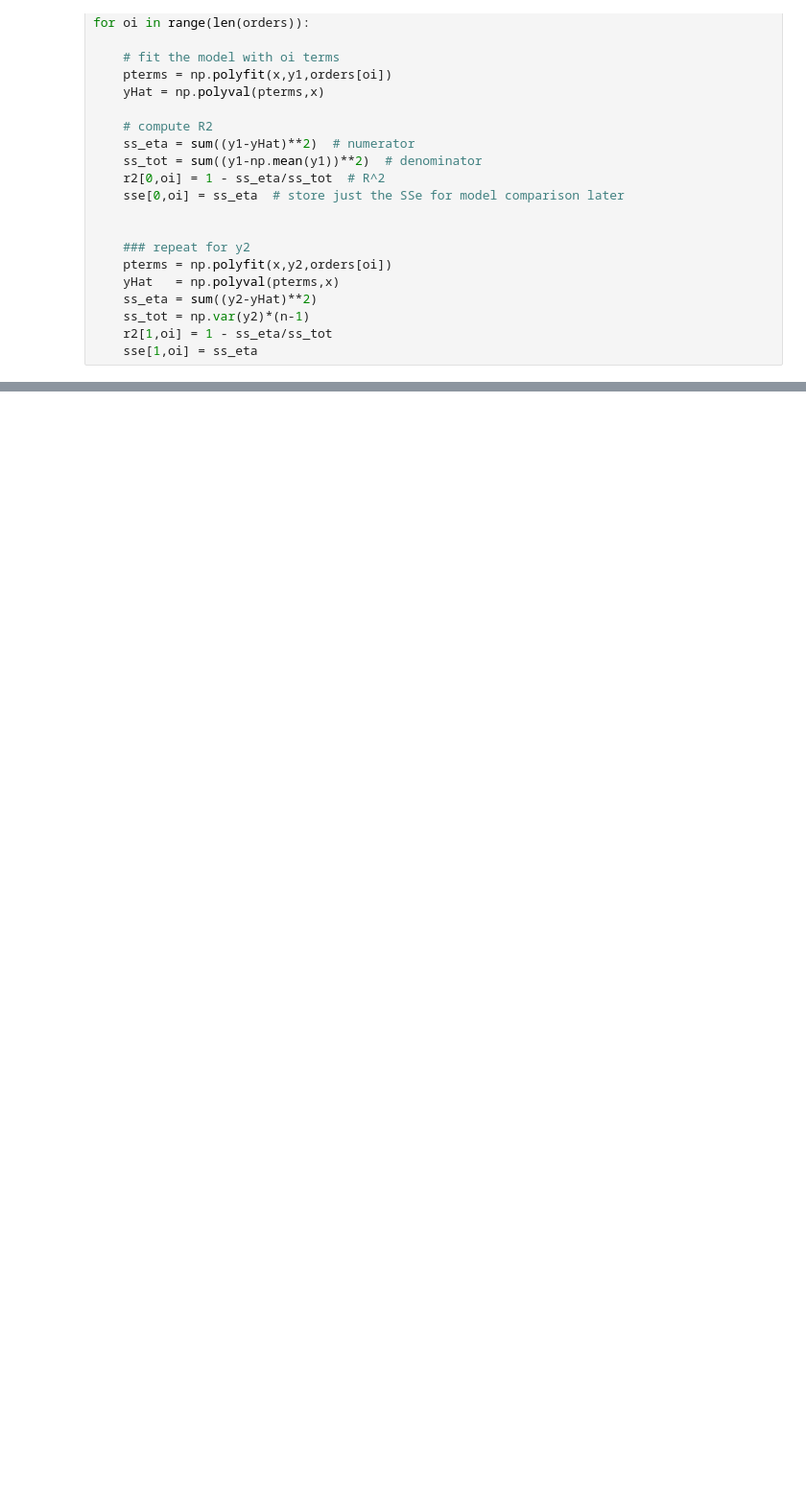
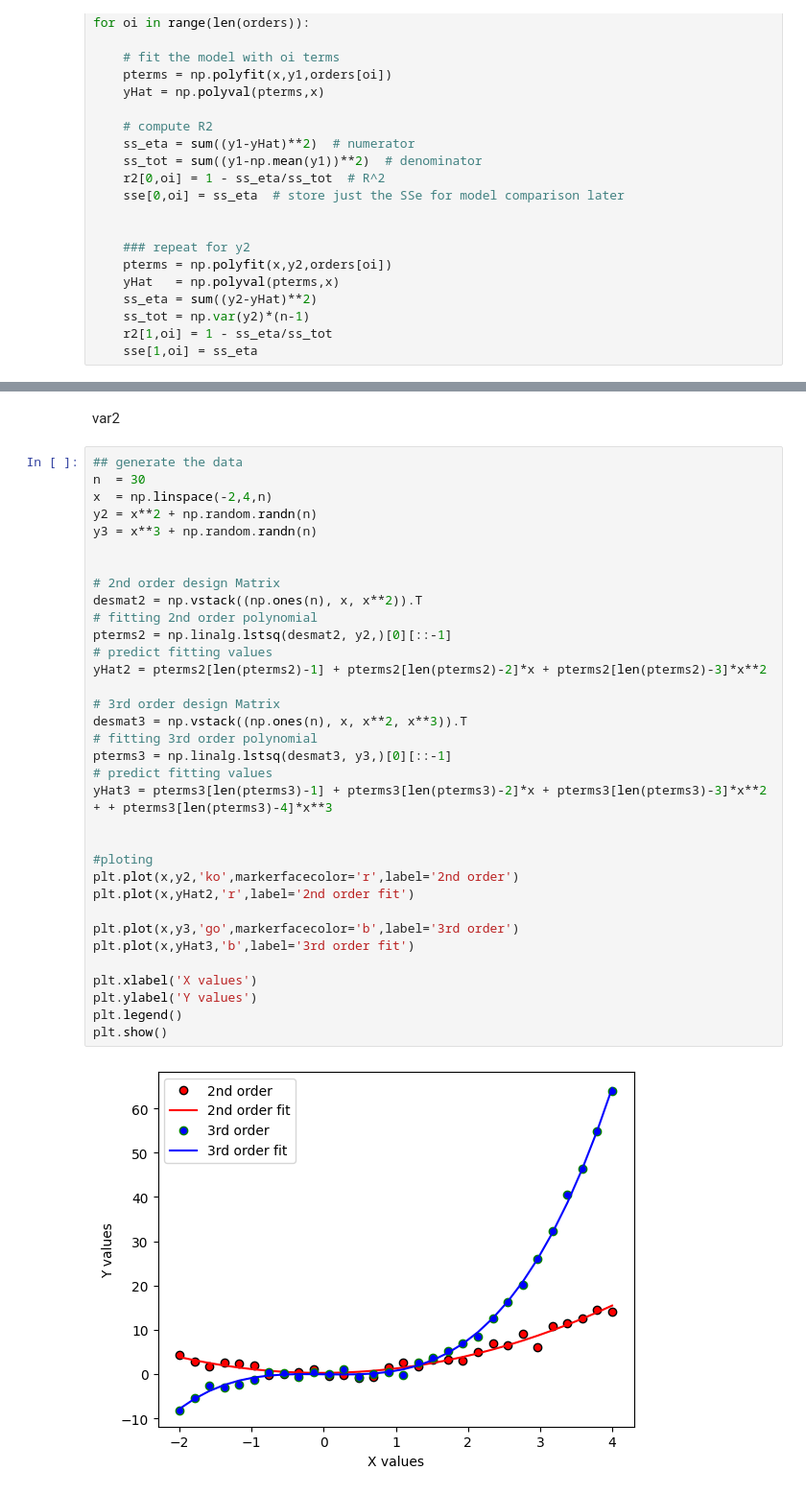
Before and after one commit to SiracencoSerghei/Statistics_and_ML, a Jupyter notebook: 3.0_regression/stats_regression_polynomialRegression.ipynb, the cells around one changed output, grey strips where cells are left out. Shown at 96% size. Drawn from its saved outputs; the diff is of its cells as text; blank space fills up the shorter version.

```diff
--- a/3.0_regression/stats_regression_polynomialRegression.ipynb
+++ b/3.0_regression/stats_regression_polynomialRegression.ipynb
@@ -100,0 +154,38 @@ plt.show()
+# %% [markdown]
+var2
+# %%
+## generate the data
+n  = 30
+x  = np.linspace(-2,4,n)
+y2 = x**2 + np.random.randn(n)
+y3 = x**3 + np.random.randn(n)
+
+
+# 2nd order design Matrix
+desmat2 = np.vstack((np.ones(n), x, x**2)).T
+# fitting 2nd order polynomial
+pterms2 = np.linalg.lstsq(desmat2, y2,)[0][::-1]
+# predict fitting values
+yHat2 = pterms2[len(pterms2)-1] + pterms2[len(pterms2)-2]*x + pterms2[len(pterms2)-3]*x**2
+
+# 3rd order design Matrix
+desmat3 = np.vstack((np.ones(n), x, x**2, x**3)).T
+# fitting 3rd order polynomial
+pterms3 = np.linalg.lstsq(desmat3, y3,)[0][::-1]
+# predict fitting values
+yHat3 = pterms3[len(pterms3)-1] + pterms3[len(pterms3)-2]*x + pterms3[len(pterms3)-3]*x**2 + + pterms3[len(pterms3)-4]*x**3
+
+
+#ploting
+plt.plot(x,y2,'ko',markerfacecolor='r',label='2nd order')
+plt.plot(x,yHat2,'r',label='2nd order fit')
+
+plt.plot(x,y3,'go',markerfacecolor='b',label='3rd order')
+plt.plot(x,yHat3,'b',label='3rd order fit')
+
+plt.xlabel('X values')
+plt.ylabel('Y values')
+plt.legend()
+plt.show()
+# %% [output]
+[figure, added]
```
Also changed, not shown: parts of 7 cells of this notebook.
